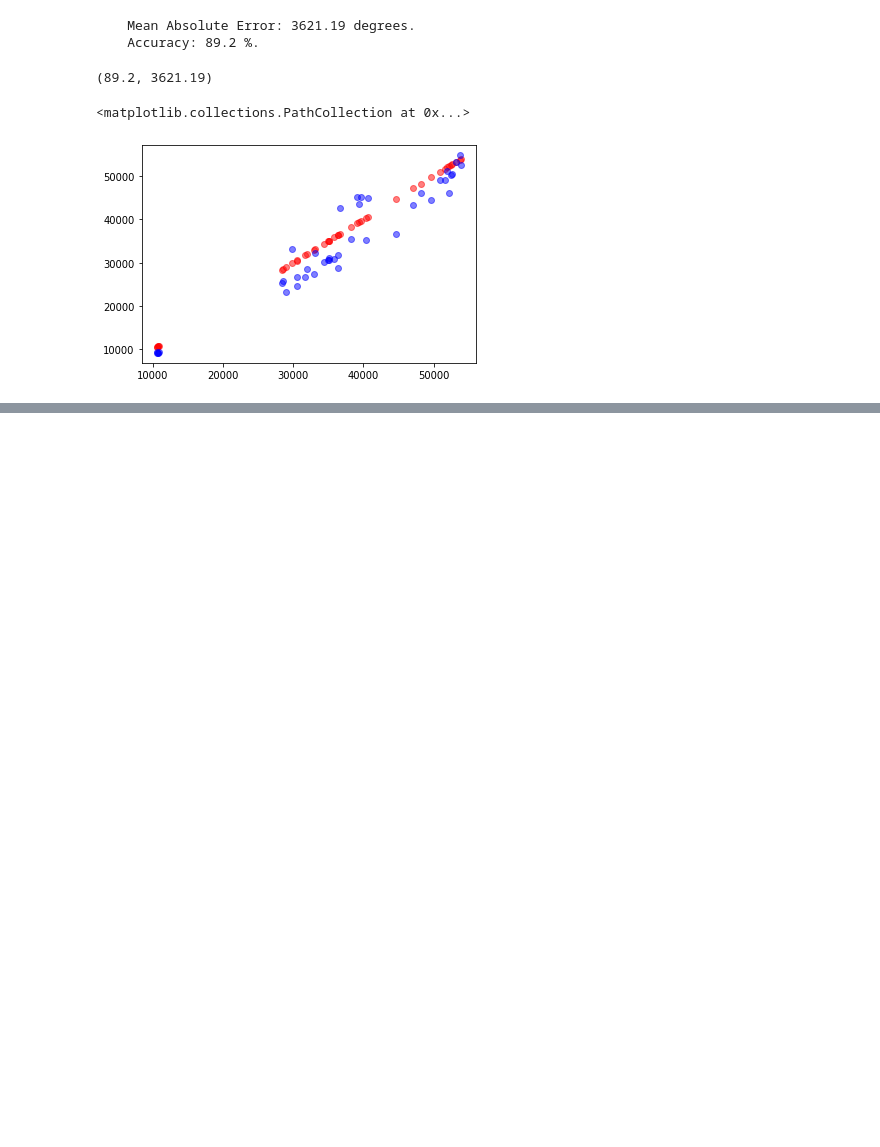
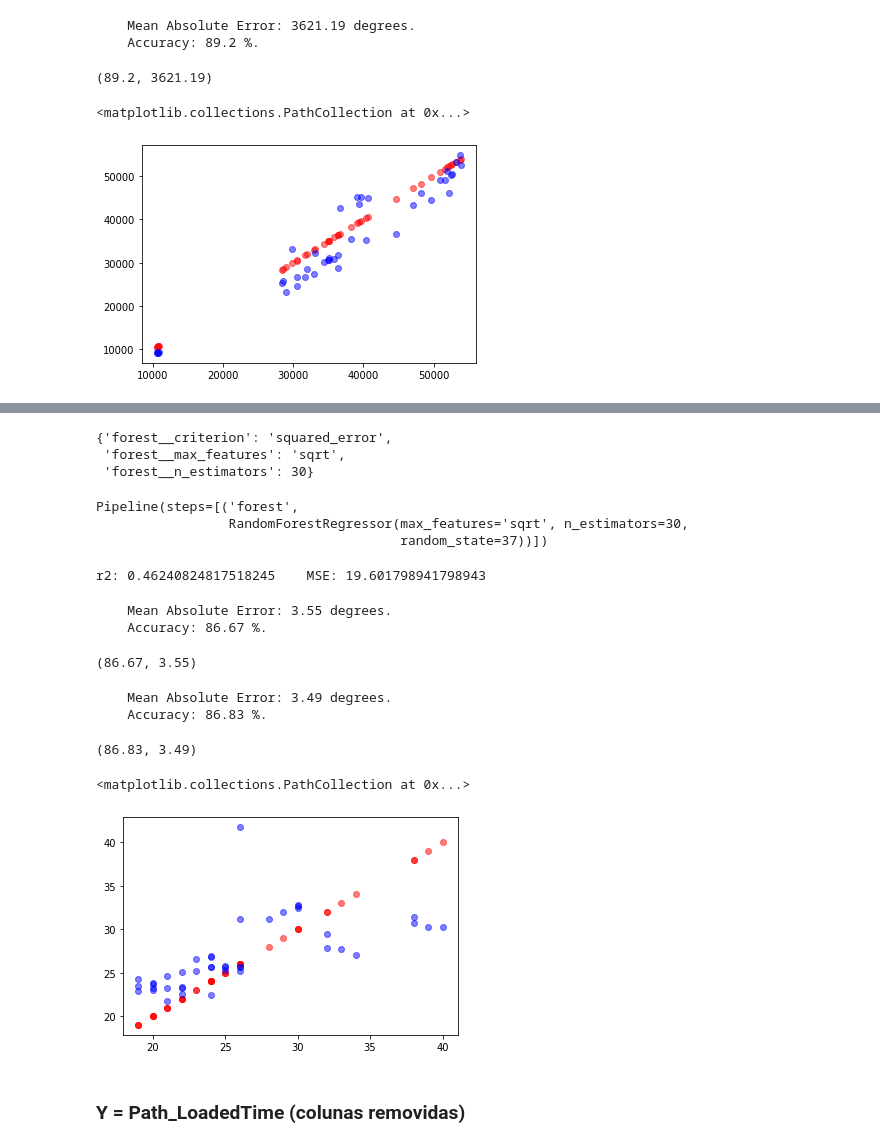
Before and after one commit to DuduSouzaVeiga/SparseData, a Jupyter notebook: SparseData.ipynb, the cells around one changed output, grey strips where cells are left out. Drawn from its saved outputs; the diff is of its cells as text; code cells hidden in the pictures; blank space fills up the shorter version.

```diff
--- a/SparseData.ipynb
+++ b/SparseData.ipynb
@@ -1157,0 +934,20 @@ plt.scatter(y_test, forrest_predictions, c='blue', alpha=0.5)
+# %%
+search_paramns = [{
+    'forest__criterion': ["squared_error", "absolute_error"],
+    'forest__n_estimators': list(range(10,200, 20)),
+    'forest__max_features': ["sqrt", "log2"]
+}]
+
+pipe = Pipeline([
+    ('forest', forrest_model_reg)
+])
+
+search = GridSearchCV(estimator=pipe,
+                     param_grid=search_paramns,
+                     cv=5,
+                     return_train_score=True)
+
+X_train, X_test, y_train, y_test = train_test_split(X, y, test_size=0.3, shuffle=False)
+# %%
+%%time
+search.fit(X_train, y_train)
@@ -1157,0 +966,42 @@ plt.scatter(y_test, forrest_predictions, c='blue', alpha=0.5)
+# %%
+search.best_params_
+# %% [output]
+{'forest__criterion': 'squared_error',
+ 'forest__max_features': 'sqrt',
+ 'forest__n_estimators': 30}
+# %%
+search.best_estimator_
+# %% [output]
+Pipeline(steps=[('forest',
+                 RandomForestRegressor(max_features='sqrt', n_estimators=30,
+                                       random_state=37))])
+# %%
+y_pred = search.predict(X_test)
+
+r2_score = forrest_model_reg.score(X_test, y_test)
+mse = mean_squared_error(y_test, y_pred)
+print(f'r2: {r2_score}    MSE: {mse}')
+# %% [output]
+r2: 0.46240824817518245    MSE: 19.601798941798943
+# %%
+print_results(y_pred, y_test)
+# %% [output]
+    Mean Absolute Error: 3.55 degrees.
+    Accuracy: 86.67 %.
+(86.67, 3.55)
+# %%
+forrest_model_reg = RandomForestRegressor(n_estimators = 30,criterion='absolute_error',max_features= 'sqrt', random_state=37)
+forrest_model_reg.fit(X_train, y_train)
+
+forrest_predictions = forrest_model_reg.predict(X_test)
+print_results(forrest_predictions, y_test)
+# %% [output]
+    Mean Absolute Error: 3.49 degrees.
+    Accuracy: 86.83 %.
+(86.83, 3.49)
+# %%
+plt.scatter(y_test, y_test, c='red', alpha=0.5)
+plt.scatter(y_test, forrest_predictions, c='blue', alpha=0.5)
+# %% [output]
+<matplotlib.collections.PathCollection at 0x...>
+[figure, added]
@@ -1157,0 +1010,2 @@ plt.scatter(y_test, forrest_predictions, c='blue', alpha=0.5)
+# %% [markdown]
+### Y = Path_LoadedTime (colunas removidas)
```
Also changed, not shown: parts of 96 cells of this notebook.
